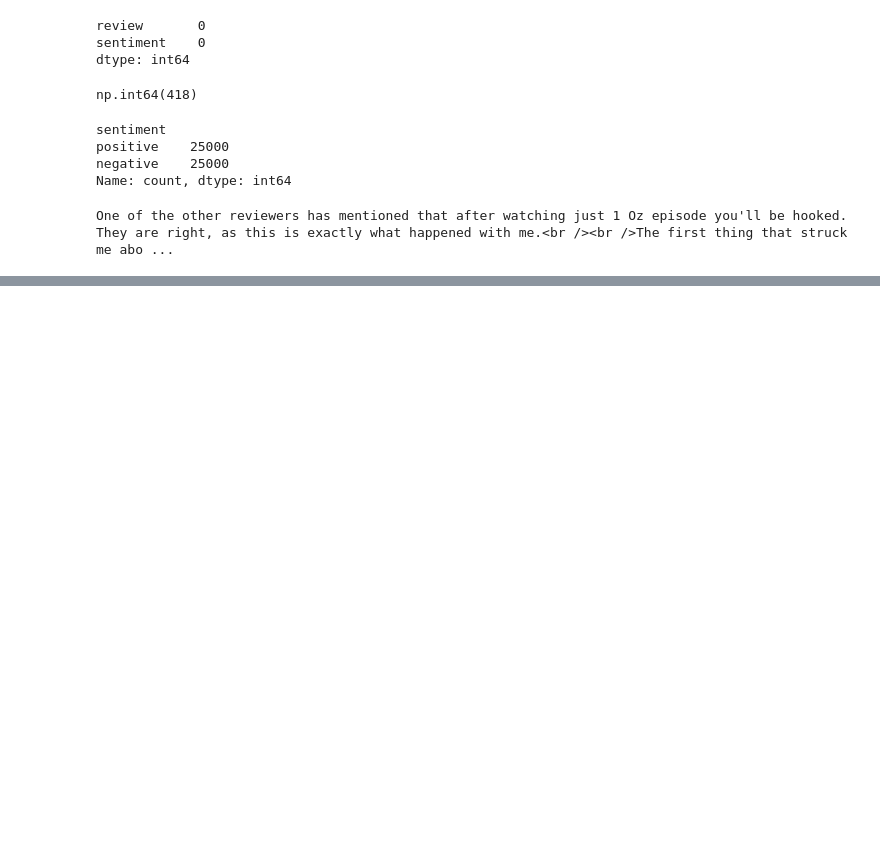
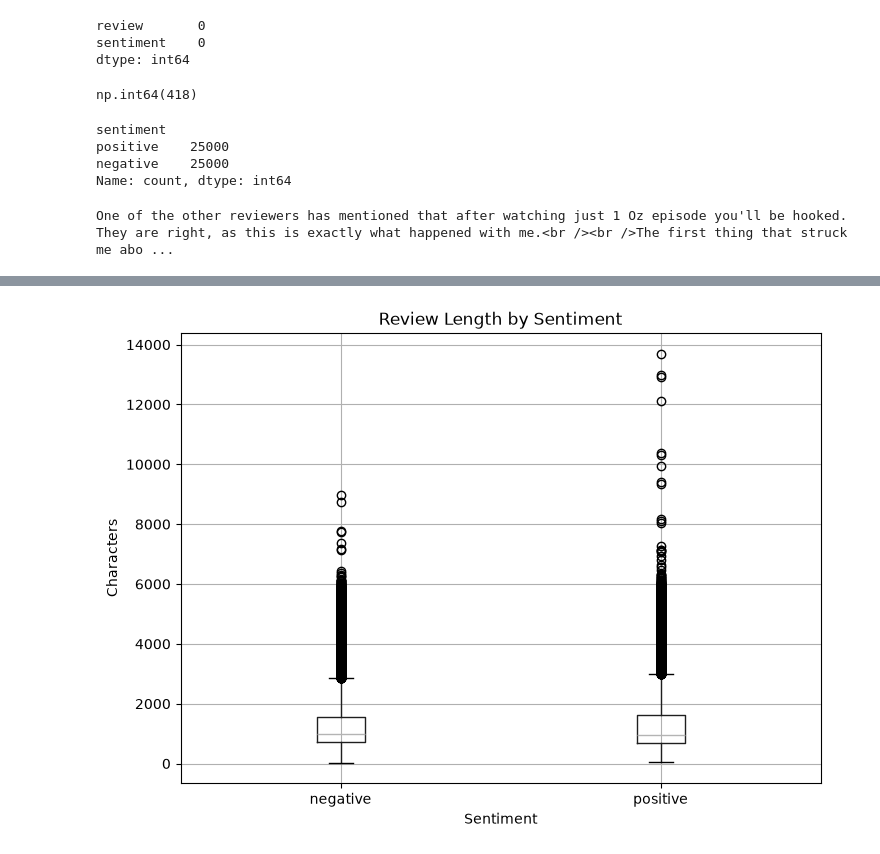
Before and after one commit to omayanayagara/NLP_Group_19, a Jupyter notebook: notebooks/data_loading.ipynb, the cells around one changed output, grey strips where cells are left out. Cells and saved outputs as stored; diff of their text form; code cells hidden in the pictures; blank space fills up the shorter version.

```diff
--- a/notebooks/data_loading.ipynb
+++ b/notebooks/data_loading.ipynb
@@ -54,0 +124,14 @@ One of the other reviewers has mentioned that after watching just 1 Oz episode y
+# %%
+df.boxplot(column="review_length", by="sentiment", figsize=(8,6))
+
+plt.title("Review Length by Sentiment")
+
+plt.suptitle("")
+
+plt.xlabel("Sentiment")
+
+plt.ylabel("Characters")
+
+plt.show()
+# %% [output]
+[figure, added]
```
Also changed, not shown: parts of 9 cells of this notebook.
